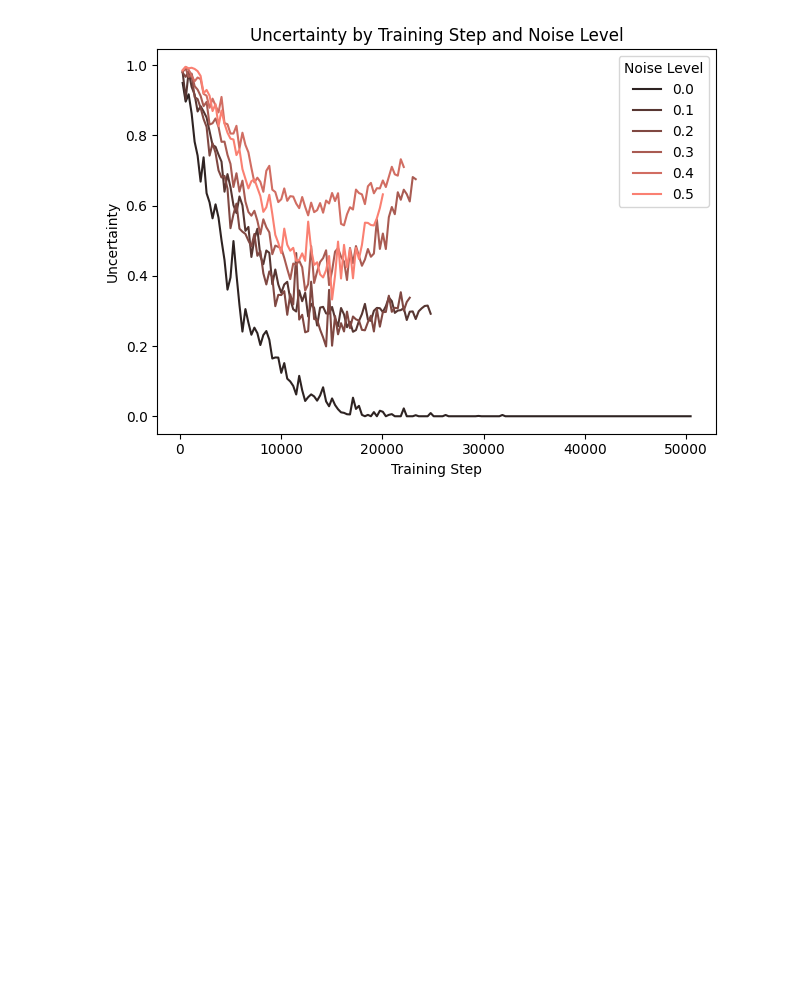
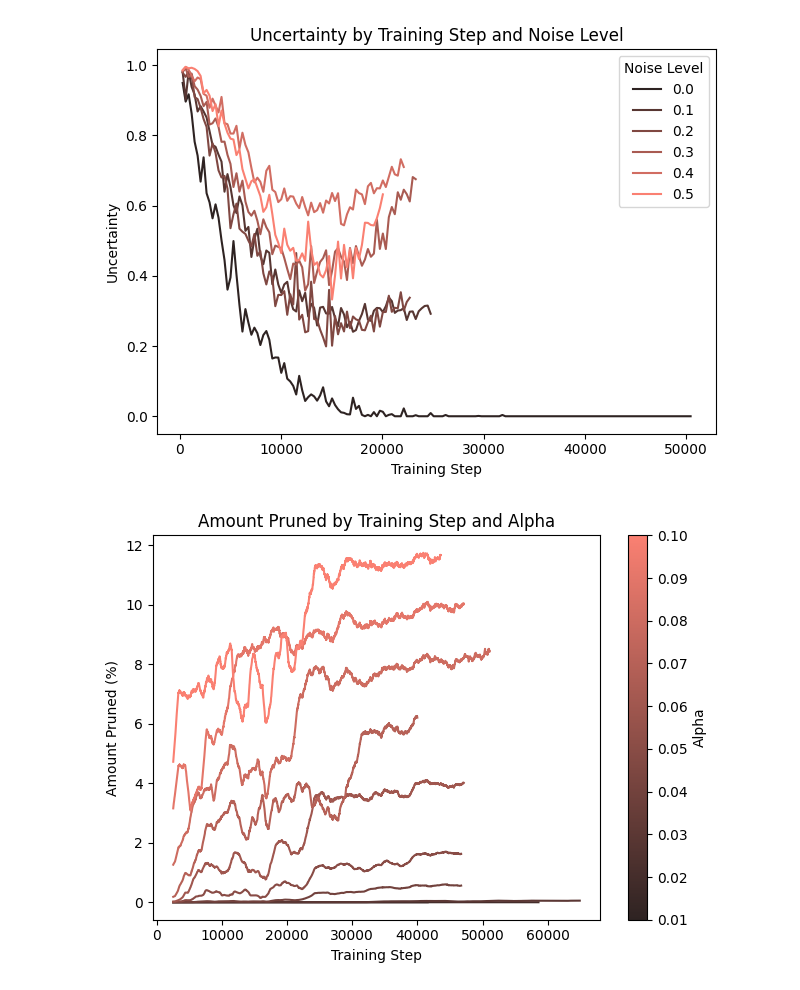
Before and after one commit to brandongk-ubco/thesis-analysis, a Jupyter notebook: citl.ipynb, the cells around one changed output. Saved outputs shown, nothing was run; the diff lists cells and outputs as text; code cells hidden in the pictures; blank space fills up the shorter version.

```diff
--- a/citl.ipynb
+++ b/citl.ipynb
@@ -466,3 +511,45 @@ full_metrics = standard_metrics.merge(best_classification_results)
 full_metrics["Delta"] = full_metrics["Method"] - full_metrics["Baseline"]
 
 full_metrics.to_latex(f"{table_output_directory}/segmentation_metrics_by_class.tex", float_format="%.1f", index=False)
+# %%
+atypical_results = full_df[full_df["metric"].str.startswith('atypical')].fillna(0)
+atypical_results = atypical_results[
+    (atypical_results["dataset"] == "Cityscapes") &
+    (atypical_results["purpose"] == "Method")
+]
+
+atypical_results["atypical"] = atypical_results["metric"].str.split("_").str[-1]
+atypical_results["metric"] = "atypical"
+atypical_results = atypical_results.pivot(index=["dataset", "purpose", "alpha", "step", "run_id"], columns="metric", values=["value"])
+atypical_results.columns = [col[1] if col[1] else col[0] for col in atypical_results.columns]
+atypical_results = atypical_results.reset_index()
+
+window = 250
+
+atypical_results = atypical_results.sort_values("step", ascending=True)
+atypical_results['atypical_smoothed'] = 100 * atypical_results.groupby('alpha')['atypical'].transform(lambda x: x.rolling(window=window).mean())
+
+fig, ax = plt.subplots()
+sns.lineplot(atypical_results, x="step", y="atypical_smoothed", hue="alpha", ax=ax, palette=palette, legend=False)
+
+# Add color bar instead of a legend
+norm = plt.Normalize(atypical_results['alpha'].min(), atypical_results['alpha'].max())
+sm = plt.cm.ScalarMappable(cmap=palette, norm=norm)
+sm.set_array([])
+
+alphas = len(atypical_results['alpha'].unique())
+
+# Modify the colorbar to show 10 intervals
+cbar = fig.colorbar(sm, ax=ax)
+cbar.set_ticks(np.linspace(atypical_results['alpha'].min(), atypical_results['alpha'].max(), alphas))
+cbar.set_label("Alpha")
+
+plt.ylabel("Amount Pruned (%)")
+plt.xlabel("Training Step")
+plt.title(f"Amount Pruned by Training Step and Alpha")
+plt.tight_layout()
+plt.savefig(f'{image_output_directory}/pruned.png', dpi=300, bbox_inches='tight')
+plt.show()
+plt.close()
+# %% [output]
+[figure, added]
```
Also changed, not shown: parts of 4 cells of this notebook, 21 other files.
